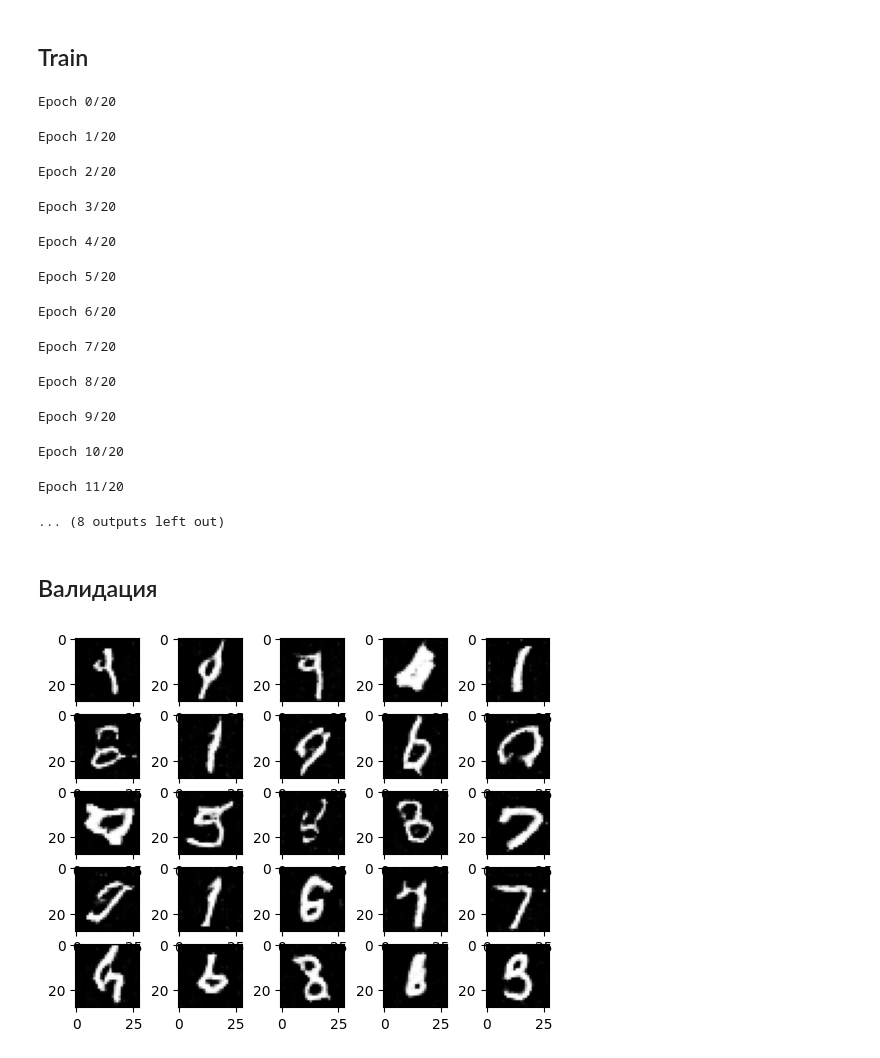
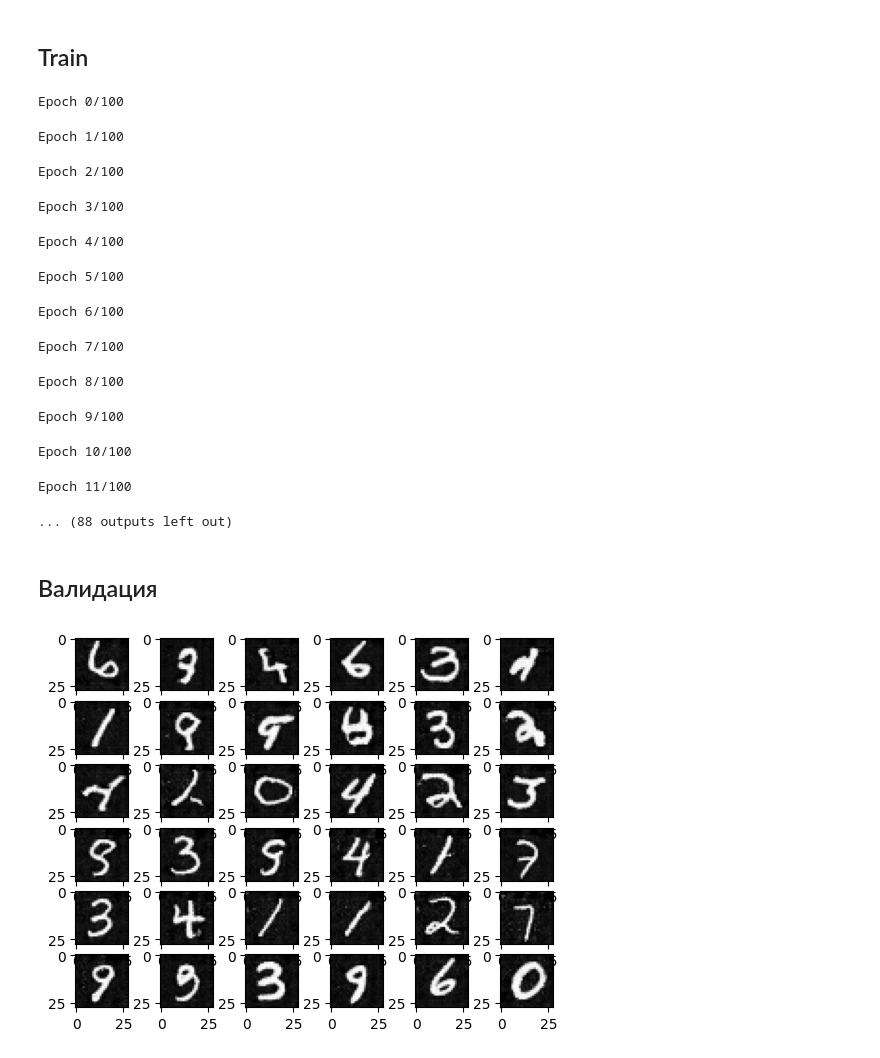
Before and after one commit to kenoma/pytorch-fuzzy, a Jupyter notebook: experiments_anomaly_detection_3.ipynb, the cells around one changed output. Cells and saved outputs as stored; diff of their text form; code cells hidden in the pictures.

```diff
--- a/experiments_anomaly_detection_3.ipynb
+++ b/experiments_anomaly_detection_3.ipynb
@@ -263,8 +285,19 @@ optimizerD = torch.optim.Adam(netD.parameters(), lr=0.0002, betas=(0.5, 0.999))
 optimizerG = torch.optim.Adam(netG.parameters(), lr=0.0002, betas=(0.5, 0.999))
 
 fixed_noise = torch.randn(64, nz, 1, 1, device=device)
-real_label =  1.
-fake_label = 0.
+real_label =  0
+fake_label = 1
+# %%
+def criterionD(predicted, target):
+    cap_real = torch.clamp(predicted[:, real_label], 0.0, 1.0)
+    cap_fake = torch.clamp(predicted[:, fake_label], 0.0, 0.95)
+    return torch.square(cap_real - torch.where(target == real_label, 1.0, 0.0)).mean() \
+         + torch.square(cap_fake - torch.where(target == real_label, 0.0, 0.95)).mean()
+
+def criterionG(predicted, epoch):
+    #cap_g = torch.clamp(predicted[:, real_label], 0.8, 1.0)
+    rnd = torch.rand_like(predicted[:, real_label])
+    return torch.square(predicted[:, real_label] - torch.where(rnd>0.5, 0.9, 1.0)).mean() #-torch.clamp(predicted, 0.0, 1.0).log().max()
 # %%
 def get_test_arate_distr(D):
     firing_levels = []
@@ -274,7 +307,7 @@ def get_test_arate_distr(D):
     with torch.no_grad():
         for data, _ in tqdm(test_loader, desc='Test MNIST'):
             data = data.view((-1,1,28,28)).to(device)
-            rates = D.forward(data)
+            rates = D.arate(data)
             firing_levels.append(rates.cpu().numpy())
 
 
@@ -286,7 +319,7 @@ def get_test_arate_distr(D):
     with torch.no_grad():
         for data, labels in tqdm(emnist_loader, desc='Test EMNIST'):
             data = data.view((-1, 1, 28, 28)).to(device)
-            arate = D.forward(data)
+            arate = D.arate(data)
 
             for p in arate.cpu().numpy():
                 lab_true.append(0)
@@ -336,7 +369,7 @@ for epoch in range(niter):
         ###########################
         netG.zero_grad()
         output = netD(fake)
-        errG = criterionG(output)
+        errG = criterionG(output, epoch)
         errG.backward()
         D_G_z2 = output.mean().item()
         #torch.nn.utils.clip_grad_norm_(netG.parameters(), 1)
@@ -357,51 +390,54 @@ for epoch in range(niter):
     fake = netG(fixed_noise)
     writer.add_images('Generated images', fake.detach(), epoch)
     mnist_distr, auc = get_test_arate_distr(netD)
-    writer.add_histogram("MNIST test  firings", mnist_distr, epoch)
+    mnist_distr_q = {}
+    mnist_distr_q["q20"] = np.quantile(mnist_distr, 0.2)
+    mnist_distr_q["q80"] = np.quantile(mnist_distr, 0.8)
+    writer.add_scalars("MNIST test  firings", mnist_distr_q, epoch)
     writer.add_scalar("AUC", auc, epoch)
     print(f"Epoch {epoch}/{niter}")
 
 
 num_gpu = 1 if torch.cuda.is_available() else 0
 # %% [output]
-Epoch 0/20
+Epoch 0/100
-Epoch 1/20
+Epoch 1/100
-Epoch 2/20
+Epoch 2/100
-Epoch 3/20
+Epoch 3/100
-Epoch 4/20
+Epoch 4/100
-Epoch 5/20
+Epoch 5/100
-Epoch 6/20
+Epoch 6/100
-Epoch 7/20
+Epoch 7/100
-Epoch 8/20
+Epoch 8/100
-Epoch 9/20
+Epoch 9/100
-Epoch 10/20
+Epoch 10/100
-Epoch 11/20
+Epoch 11/100
-... (8 outputs left out)
+... (88 outputs left out)
 # %% [markdown]
 ## Валидация
 # %%
 D = netD
 G = netG
 D.eval()
 G.eval()
 
-batch_size = 25
+batch_size = 36
 latent_size = 100
 
 fixed_noise = torch.randn(batch_size, latent_size, 1, 1)
 if torch.cuda.is_available():
     fixed_noise = fixed_noise.cuda()
 fake_images = G(fixed_noise)
 
 fake_images_np = fake_images.cpu().detach().numpy()
 fake_images_np = fake_images_np.reshape(fake_images_np.shape[0], 28, 28)
-R, C = 5, 5
+R, C = 6, 6
 for i in range(batch_size):
     plt.subplot(R, C, i + 1)
     plt.imshow(fake_images_np[i], cmap='gray')
 plt.show()
 # %% [output]
-[figure, old version]
+[figure, new version]
 # %%
 y_all = []
 firing_levels = []
```
Also changed, not shown: parts of 9 cells of this notebook.
